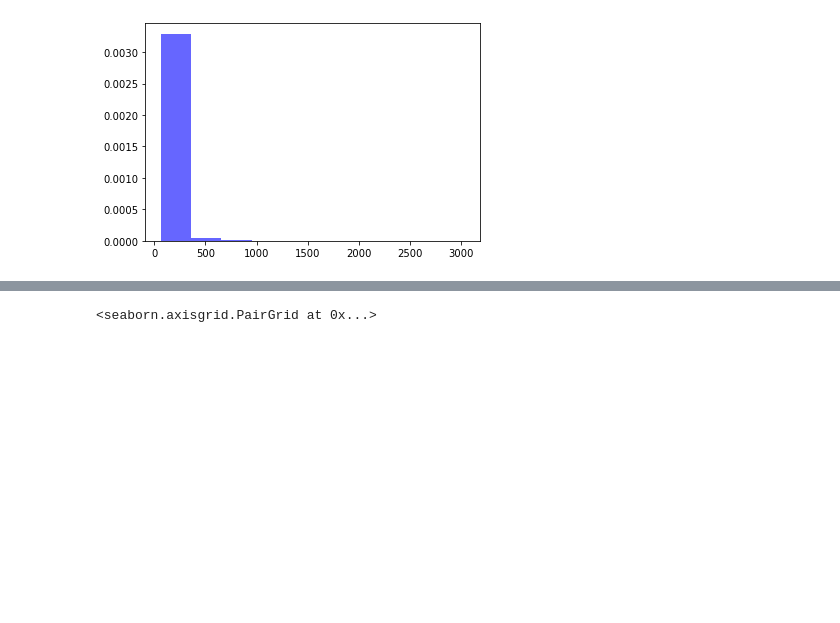
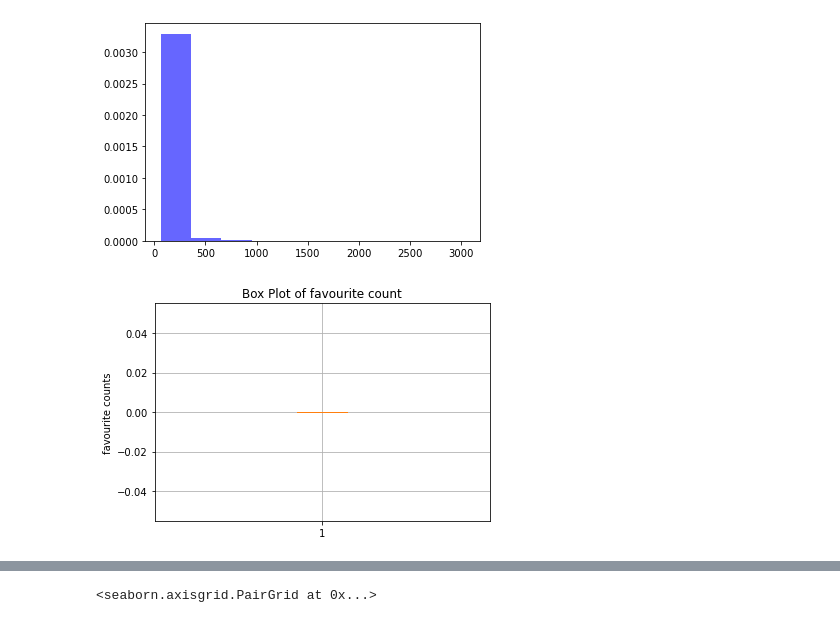
Before and after one commit to samirkhanal35/Youtube_data_analysis, a Jupyter notebook: main.ipynb, the cells around one changed output, grey strips where cells are left out. Saved outputs shown, nothing was run; the diff lists cells and outputs as text; code cells hidden in the pictures; blank space fills up the shorter version.

Commit message:
SK -added favourite count

```diff
--- a/main.ipynb
+++ b/main.ipynb
@@ -250,3 +250,16 @@ plt.hist(df['time_in_seconds'], bins=10, density=True, alpha=0.6, color='b')
 plt.show()
 # %% [output]
 [figure]
+# %%
+# Create a box plot for favourite count
+plt.boxplot(df['favorite_count'])
+
+# Customize the plot (optional)
+plt.title('Box Plot of favourite count')
+plt.ylabel('favourite counts')
+plt.grid(True)
+
+# Show the plot
+plt.show()
+# %% [output]
+[figure, added]
```
Also changed, not shown: parts of 1 cell of this notebook.
